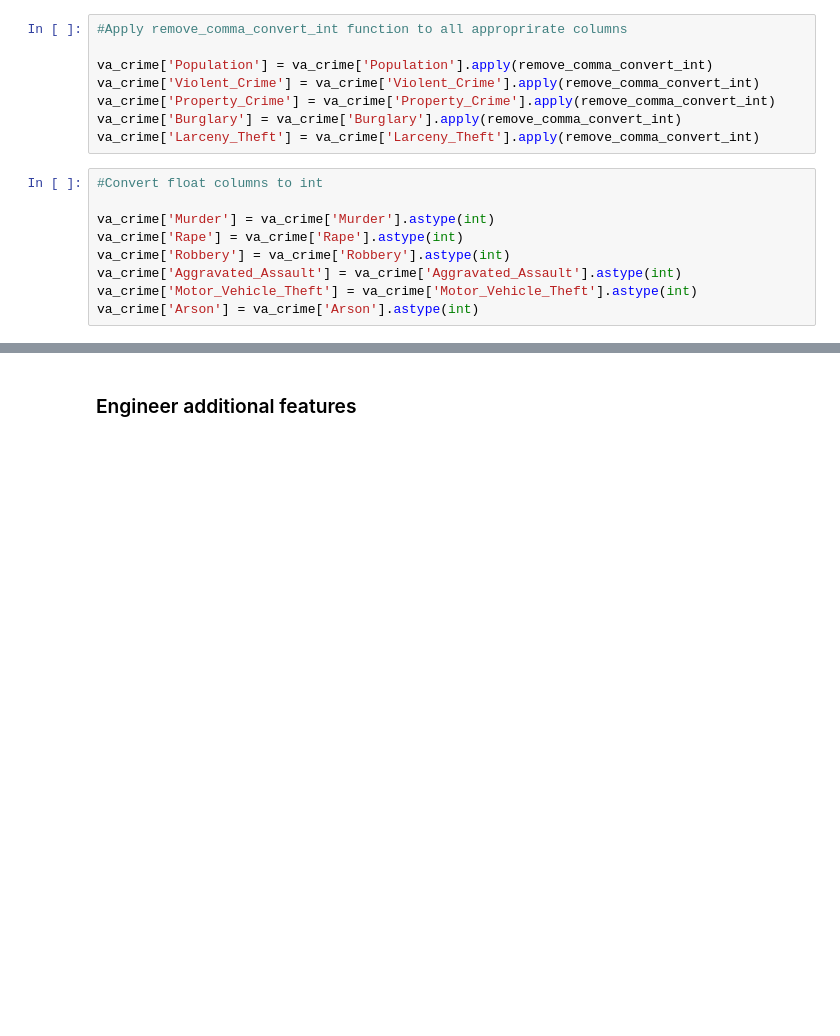
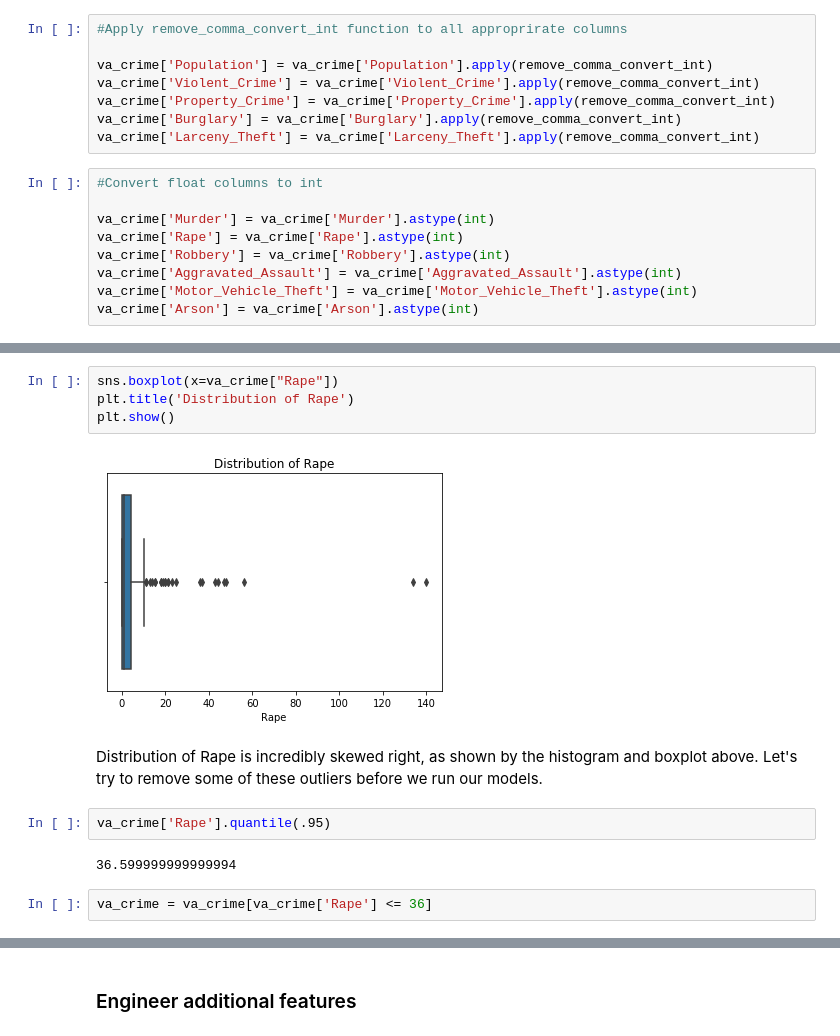
Before and after one commit to str007/Thinkful, a Jupyter notebook: Logistic, Ridge, Lasso Challenge.ipynb, the cells around one changed output, grey strips where cells are left out. Drawn from its saved outputs; the diff is of its cells as text; blank space fills up the shorter version.

```diff
--- a/Logistic, Ridge, Lasso Challenge.ipynb
+++ b/Logistic, Ridge, Lasso Challenge.ipynb
@@ -113,0 +135,14 @@ va_crime['Arson'] = va_crime['Arson'].astype(int)
+# %%
+sns.boxplot(x=va_crime["Rape"])
+plt.title('Distribution of Rape')
+plt.show()
+# %% [output]
+[figure, added]
+# %% [markdown]
+Distribution of Rape is incredibly skewed right, as shown by the histogram and boxplot above. Let's try to remove some of these outliers before we run our models.
+# %%
+va_crime['Rape'].quantile(.95)
+# %% [output]
+36.599999999999994
+# %%
+va_crime = va_crime[va_crime['Rape'] <= 36]
```
Also changed, not shown: parts of 29 cells of this notebook.
